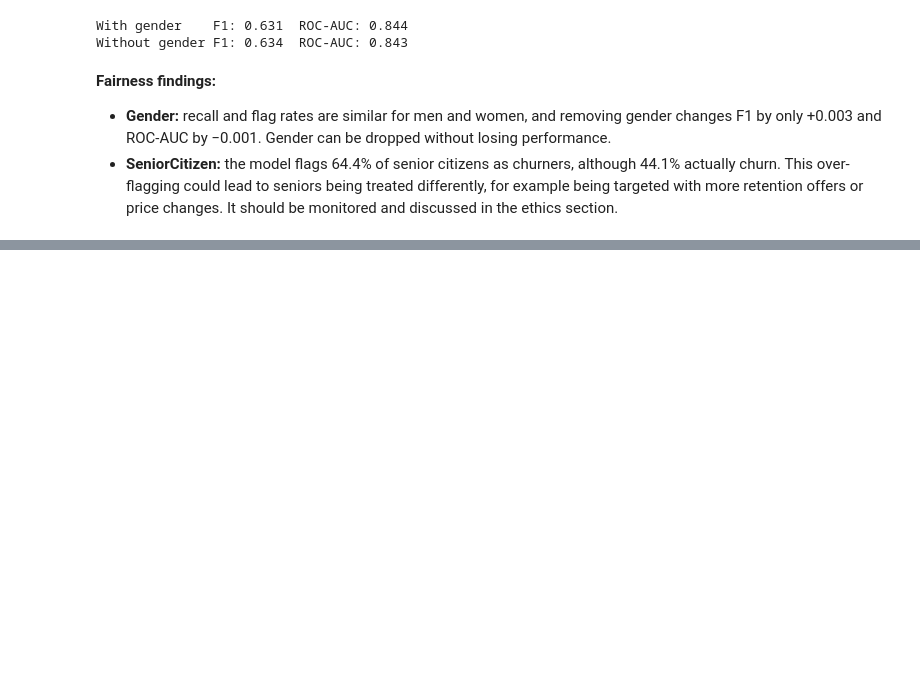
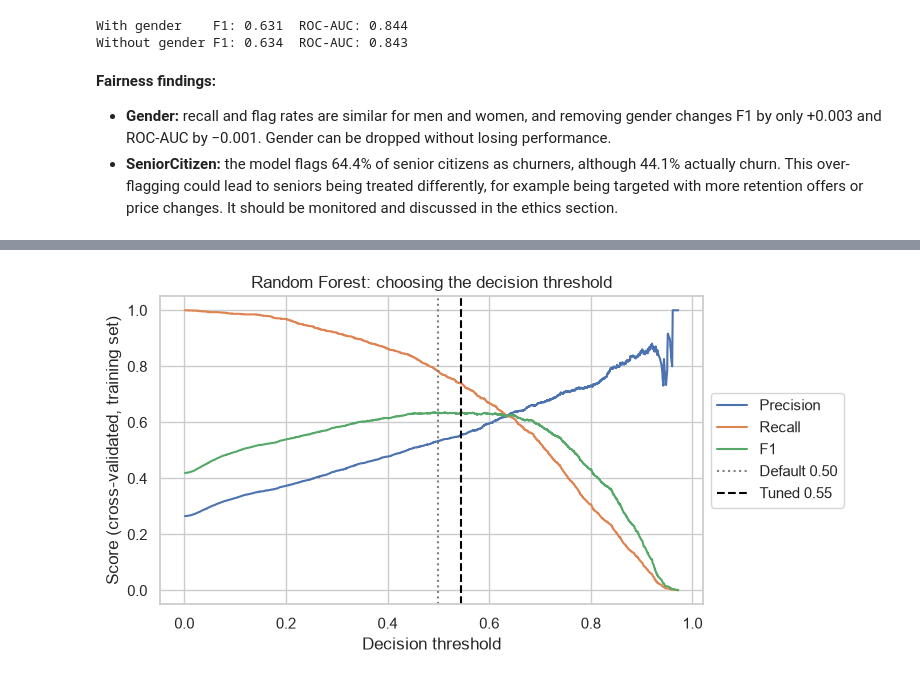
Before and after one commit to YJaruban/CW, a Jupyter notebook: churn.ipynb, the cells around one changed output, grey strips where cells are left out. Cells and saved outputs as stored; diff of their text form; code cells hidden in the pictures; blank space fills up the shorter version.

Commit message:
Add decision threshold tuning

```diff
--- a/churn.ipynb
+++ b/churn.ipynb
@@ -526,0 +529,23 @@ Without gender F1: 0.634  ROC-AUC: 0.843
+# %%
+# Threshold tuning: pick the cut-off on the training data (cross-validated), then test once
+from sklearn.model_selection import cross_val_predict
+from sklearn.metrics import precision_recall_curve
+
+thr_rows, curves = [], {}
+for name, model in best_models.items():
+    # out-of-fold probabilities: every training customer is scored by a model that never saw them
+    oof = cross_val_predict(model, X_train, y_train, cv=cv, method="predict_proba", n_jobs=-1)[:, 1]
+    prec, rec, thr = precision_recall_curve(y_train, oof)
+    f1 = 2 * prec[:-1] * rec[:-1] / (prec[:-1] + rec[:-1] + 1e-12)
+    best_t = thr[np.argmax(f1)]
+    curves[name] = (thr, prec[:-1], rec[:-1], f1, best_t)
+
+    prob_test = model.predict_proba(X_test)[:, 1]
+    for label, t in [("Default (0.50)", 0.5), (f"Tuned ({best_t:.2f})", best_t)]:
+        pred = (prob_test >= t).astype(int)
+        thr_rows.append({"Model": name, "Threshold": label,
+                         "Precision": precision_score(y_test, pred),
+                         "Recall": recall_score(y_test, pred),
+                         "F1": f1_score(y_test, pred)})
+
+pd.DataFrame(thr_rows).round(3)
@@ -526,0 +560,17 @@ Without gender F1: 0.634  ROC-AUC: 0.843
+# %%
+# How precision, recall and F1 change with the threshold (Random Forest)
+thr, prec, rec, f1, best_t = curves["Random Forest"]
+plt.figure(figsize=(7, 4))
+plt.plot(thr, prec, label="Precision")
+plt.plot(thr, rec, label="Recall")
+plt.plot(thr, f1, label="F1")
+plt.axvline(0.5, color="grey", linestyle=":", label="Default 0.50")
+plt.axvline(best_t, color="black", linestyle="--", label=f"Tuned {best_t:.2f}")
+plt.xlabel("Decision threshold")
+plt.ylabel("Score (cross-validated, training set)")
+plt.title("Random Forest: choosing the decision threshold")
+plt.legend(loc="center left", bbox_to_anchor=(1, 0.5))
+plt.savefig("figures/09_threshold_tuning.png", dpi=150, bbox_inches="tight")
+plt.show()
+# %% [output]
+[figure, added]
```
Also changed, not shown: parts of 4 cells of this notebook, 2 other files.
